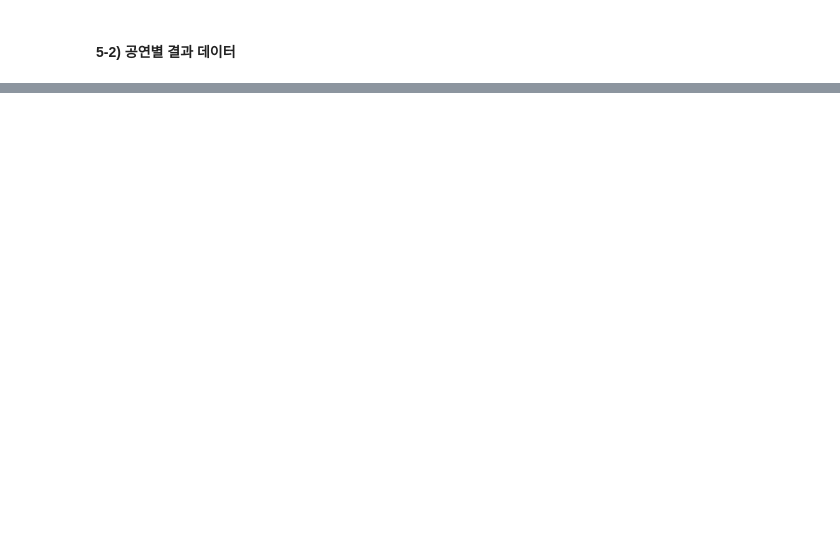
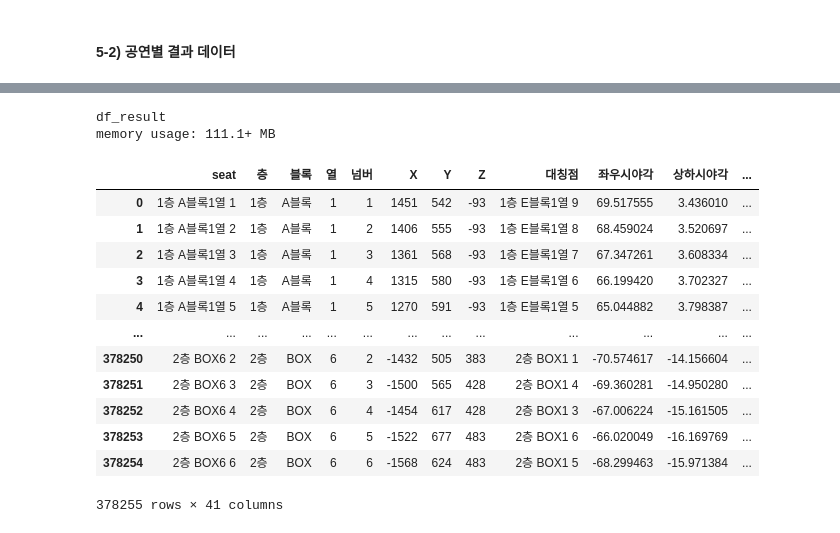
Before and after one commit to yonghyeun/BigContest-CocenrtHall, a Jupyter notebook: preprocessing/5. 원가격 및 등급 추정 군집분석.ipynb, the cells around one changed output, grey strips where cells are left out. Cells and saved outputs as stored; diff of their text form; code cells hidden in the pictures; blank space fills up the shorter version.

```diff
--- a/preprocessing/5. 원가격 및 등급 추정 군집분석.ipynb
+++ b/preprocessing/5. 원가격 및 등급 추정 군집분석.ipynb
@@ -43,14 +43,14 @@ warnings.filterwarnings(action = 'ignore')
 ### 2. 데이터셋 로드
 # %%
 # 기존의 제공된 데이터프레임에 빈좌석, 좌표, 무대와의 관계가 추가된 데이터프레임
-file_name = "빈좌석_포함_클래식_데이터.parquet"
-df = pd.read_parquet(glob(file_name)[0])
+file_path = '../data/빈좌석_포함_클래식_데이터.parquet'
+df = pd.read_parquet(glob(file_path)[0])
 
 # 필요없는 컬럼 삭제
 df = df.drop(['membership_type_1', 'membership_type_2', 'membership_type_3',
               'membership_type_4', 'membership_type_5', 'membership_type_6',], axis=1)
 
-print(f"""Found.. {len(glob(file_name))} file(s) : {glob(file_name)}
-Reading.. {glob(file_name)[-1]}
+print(f"""Found.. {len(glob(file_path))} file(s) : {glob(file_path)}
+Reading.. {glob(file_path)[-1]}
 df.shape : {df.shape}""")
 # %% [output]
@@ -339,0 +523,29 @@ df_result
+# %%
+# 전체공연좌석별 예매 데이터
+공연별_결과_list = []
+for 공연시간 in list(df_summary_reg.loc[df_summary_reg['금액명시비율']!=0, '공연시간']):
+    공연별_결과_list.append(df_result_reg[df_result_reg['전체공연시간'] == 공연시간])
+
+df_result_reg = pd.concat(공연별_결과_list, axis=0, ignore_index=True)
+print(f"""df_result
+memory usage: {round(df_result_reg.memory_usage(deep=False).sum() / 1024**2, 1)}+ MB""")
+df_result_reg.to_parquet('전체공연_원가격원등급추정결과_reg.parquet', index=False)
+# %% [output]
+df_result
+memory usage: 111.1+ MB
+# %%
+df_result_reg
+# %% [output]
+|  | seat | 층 | 블록 | 열 | 넘버 | X | Y | Z | 대칭점 | 좌우시야각 | 상하시야각 | ... |
+| 0 | 1층 A블록1열 1 | 1층 | A블록 | 1 | 1 | 1451 | 542 | -93 | 1층 E블록1열 9 | 69.517555 | 3.436010 | ... |
+| 1 | 1층 A블록1열 2 | 1층 | A블록 | 1 | 2 | 1406 | 555 | -93 | 1층 E블록1열 8 | 68.459024 | 3.520697 | ... |
+| 2 | 1층 A블록1열 3 | 1층 | A블록 | 1 | 3 | 1361 | 568 | -93 | 1층 E블록1열 7 | 67.347261 | 3.608334 | ... |
+| 3 | 1층 A블록1열 4 | 1층 | A블록 | 1 | 4 | 1315 | 580 | -93 | 1층 E블록1열 6 | 66.199420 | 3.702327 | ... |
+| 4 | 1층 A블록1열 5 | 1층 | A블록 | 1 | 5 | 1270 | 591 | -93 | 1층 E블록1열 5 | 65.044882 | 3.798387 | ... |
+| ... | ... | ... | ... | ... | ... | ... | ... | ... | ... | ... | ... | ... |
+| 378250 | 2층 BOX6 2 | 2층 | BOX | 6 | 2 | -1432 | 505 | 383 | 2층 BOX1 1 | -70.574617 | -14.156604 | ... |
+| 378251 | 2층 BOX6 3 | 2층 | BOX | 6 | 3 | -1500 | 565 | 428 | 2층 BOX1 4 | -69.360281 | -14.950280 | ... |
+| 378252 | 2층 BOX6 4 | 2층 | BOX | 6 | 4 | -1454 | 617 | 428 | 2층 BOX1 3 | -67.006224 | -15.161505 | ... |
+| 378253 | 2층 BOX6 5 | 2층 | BOX | 6 | 5 | -1522 | 677 | 483 | 2층 BOX1 6 | -66.020049 | -16.169769 | ... |
+| 378254 | 2층 BOX6 6 | 2층 | BOX | 6 | 6 | -1568 | 624 | 483 | 2층 BOX1 5 | -68.299463 | -15.971384 | ... |
+378255 rows × 41 columns
```
Also changed, not shown: parts of 16 cells of this notebook.
